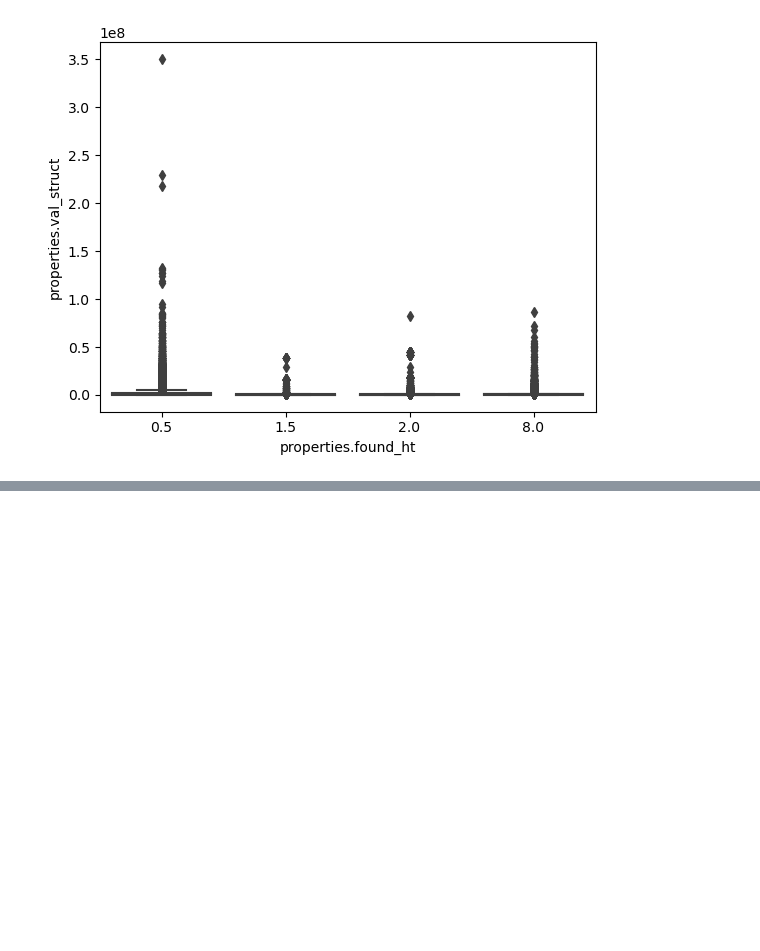
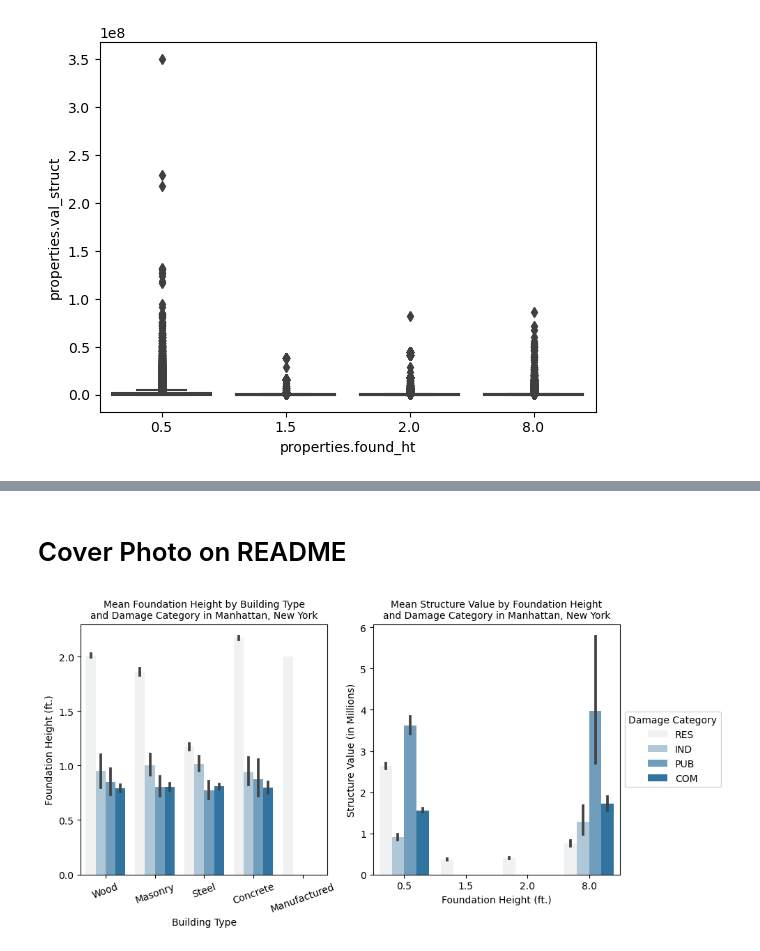
Before and after one commit to mebauer/national-structure-inventory-examples, a Jupyter notebook: analysis-examples.ipynb, the cells around one changed output, grey strips where cells are left out. Saved outputs shown, nothing was run; the diff lists cells and outputs as text; code cells hidden in the pictures; blank space fills up the shorter version.

Commit message:
add third figure on README

```diff
--- a/analysis-examples.ipynb
+++ b/analysis-examples.ipynb
@@ -1018,0 +968,49 @@ plt.savefig('figures/struct-val-build-type-found-type.png', bbox_inches='tight',
+# %% [markdown]
+# Cover Photo on README
+# %%
+fig, axs = plt.subplots(1, 2, figsize=(10, 5))
+
+sns.barplot(
+    data=df,
+    x="properties.bldgtype_names",
+    y="properties.found_ht",
+    hue="properties.st_damcat",
+    color="C0",
+    ax=axs[0]
+)
+
+axs[0].set_title(
+    "Mean Foundation Height by Building Type\nand Damage Category in Manhattan, New York",
+    fontsize=10
+)
+axs[0].set_xlabel("Building Type")
+axs[0].set_ylabel("Foundation Height (ft.)")
+axs[0].legend([],[], frameon=False)
+axs[0].set_xticklabels(axs[0].get_xticklabels(), rotation=20)
+
+sns.barplot(
+    data=df,
+    x="properties.found_ht",
+    y="properties.val_struct_mm",
+    hue="properties.st_damcat",
+    color="C0",
+    ax=axs[1]
+)
+
+axs[1].legend(
+    title='Damage Category',
+    loc='center left',
+    bbox_to_anchor=(1, 0.5)
+)
+
+axs[1].set_title(
+    "Mean Structure Value by Foundation Height\nand Damage Category in Manhattan, New York",
+    fontsize=10
+)
+axs[1].set_xlabel("Foundation Height (ft.)")
+axs[1].set_ylabel("Structure Value (in Millions)")
+
+fig.tight_layout()
+plt.savefig('figures/struct-val-build-type-found-type.png', bbox_inches='tight', dpi=200)
+# %% [output]
+[figure, added]
```
Also changed, not shown: parts of 23 cells of this notebook, 5 other files.
